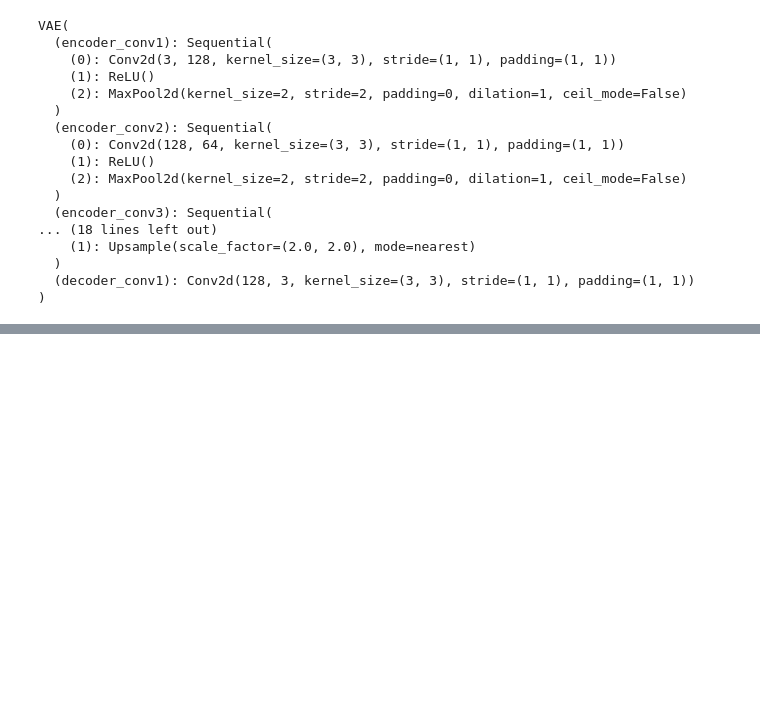
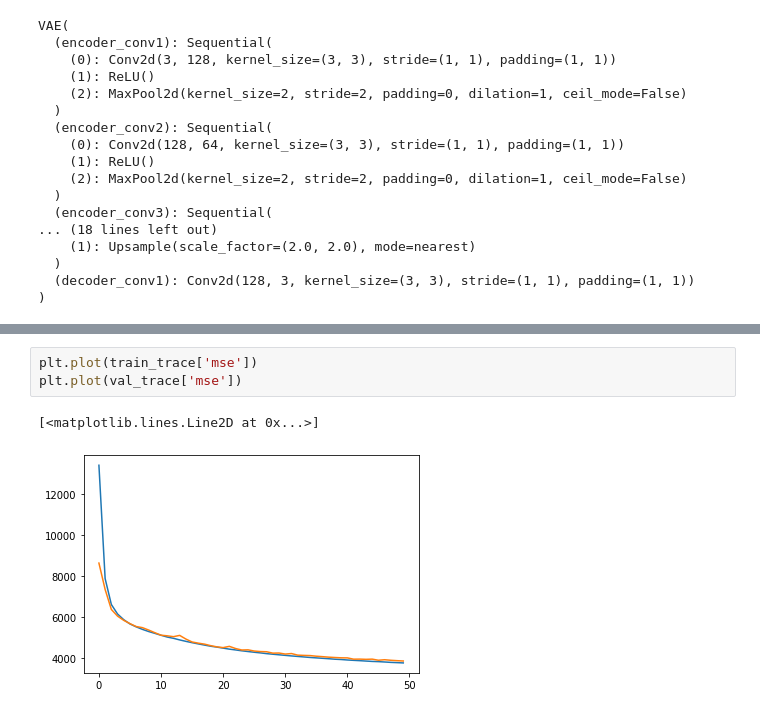
Before and after one commit to NotAndres/pytorch-vsc, a Jupyter notebook: notebook/vsc.ipynb, the cells around one changed output, grey strips where cells are left out. Saved outputs shown, nothing was run; the diff lists cells and outputs as text; blank space fills up the shorter version.

```diff
--- a/notebook/vsc.ipynb
+++ b/notebook/vsc.ipynb
@@ -282,0 +335,6 @@ recon = vae.decode(z)
+# %%
+plt.plot(train_trace['mse'])
+plt.plot(val_trace['mse'])
+# %% [output]
+[<matplotlib.lines.Line2D at 0x...>]
+[figure, added]
```
Also changed, not shown: parts of 23 cells of this notebook.
